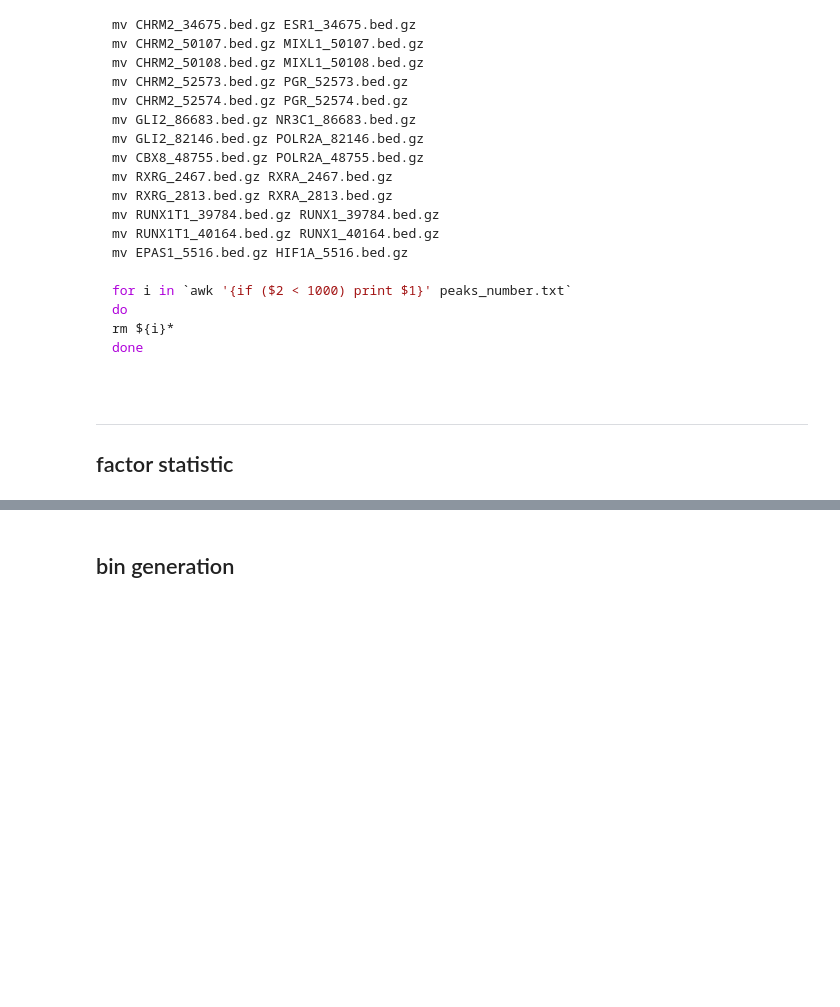
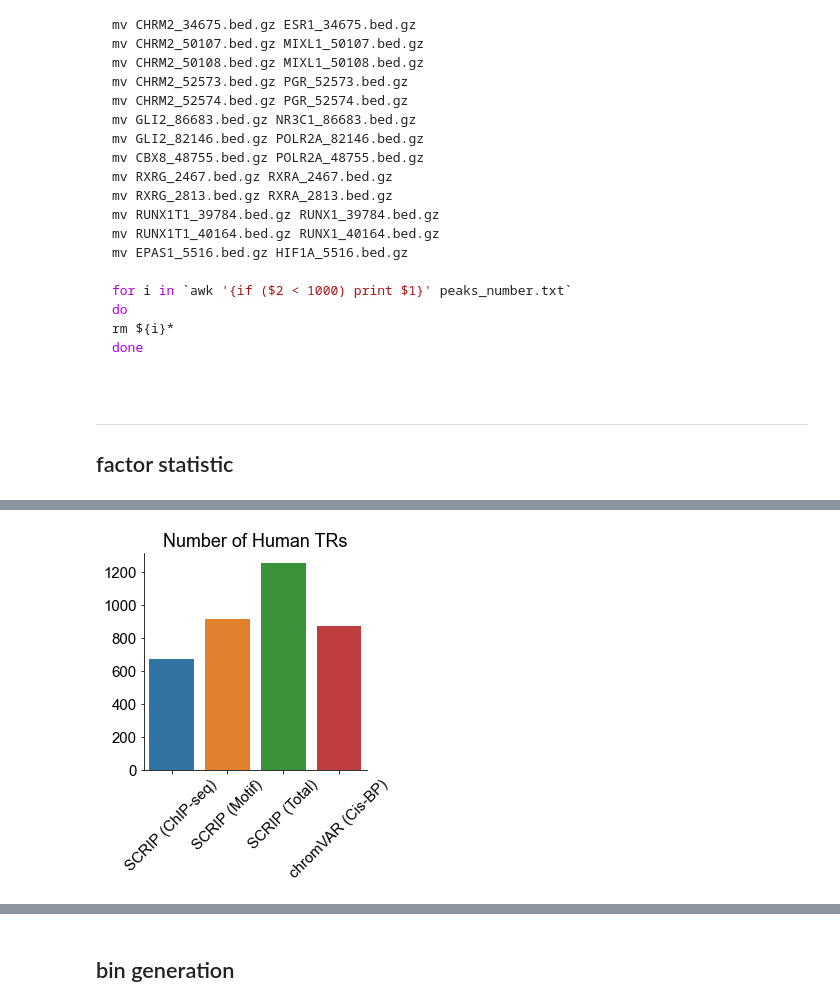
Before and after one commit to xindong95/SCRIP_notebook, a Jupyter notebook: reference_preparation.ipynb, the cells around one changed output, grey strips where cells are left out. Drawn from its saved outputs; the diff is of its cells as text; code cells hidden in the pictures; blank space fills up the shorter version.

```diff
--- a/reference_preparation.ipynb
+++ b/reference_preparation.ipynb
@@ -770,9 +833,11 @@ fig.savefig('../../Figures/mouse_tf_statistic_30_60.pdf', format='pdf')
 # %%
 fig, ax = plt.subplots(figsize=(4, 4))
-sns.barplot(['SCRIPT (ChIP-seq)', 'SCRIPT (Motif)', 'SCRIPT (Total)', 'ChromVAR (Cis-BP)'], [674, 916, 1252, 870], orient='v')
+sns.barplot(['SCRIP (ChIP-seq)', 'SCRIP (Motif)', 'SCRIP (Total)', 'chromVAR (Cis-BP)'], [671, 916, 1252, 870], orient='v')
 ax.set_title('Number of Human TRs')
 ax.tick_params(axis='x', rotation=45)
 fig.show()
-fig.savefig('../../Figures/human_tf.pdf', format='pdf')
+fig.savefig('../../Figures/human_tf.pdf', format='pdf', bbox_inches='tight')
+# %% [output]
+[figure, added]
 # %%
 fig, ax = plt.subplots(figsize=(4, 4))
```
Also changed, not shown: parts of 32 cells of this notebook, 2 other files.
